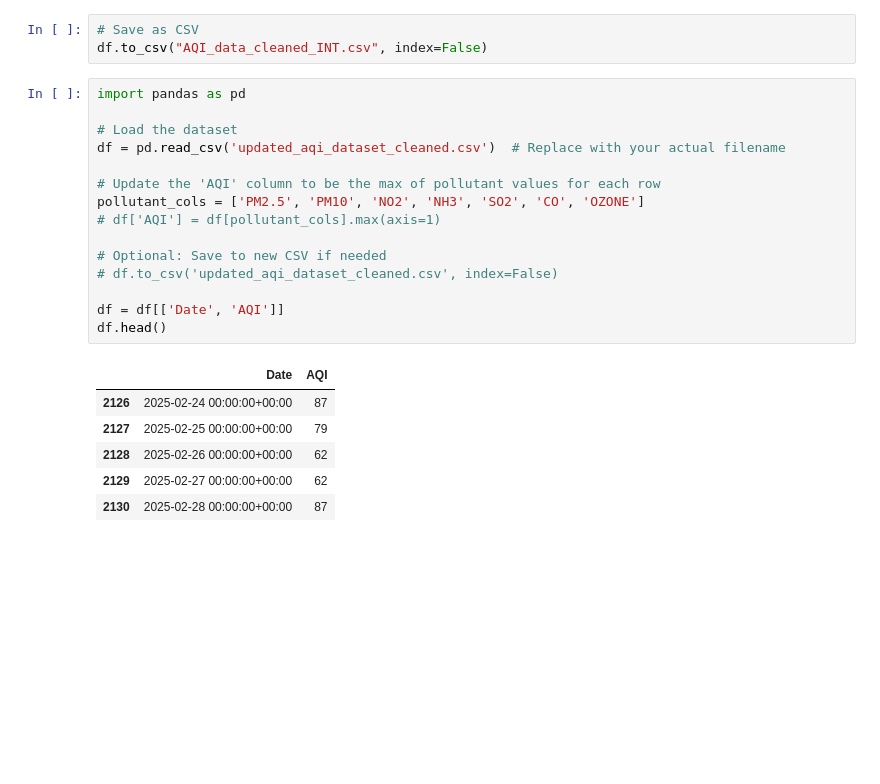
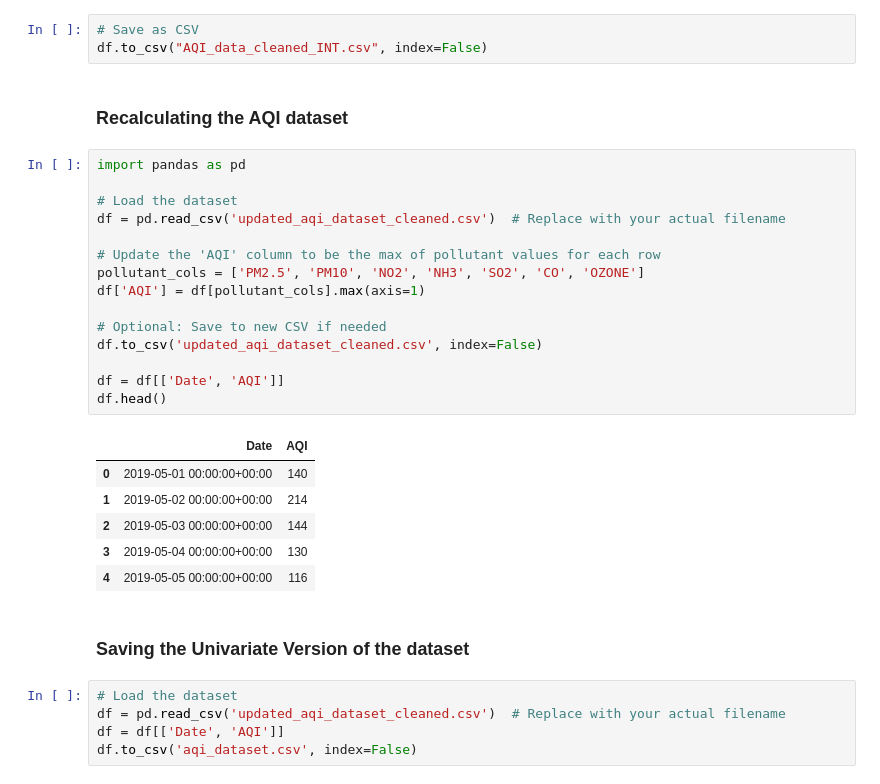
Before and after one commit to Krishil-Jayswal/AQI-Predicter, a Jupyter notebook: 2. JSON to CSV/converter.ipynb, the cells around one changed output. Drawn from its saved outputs; the diff is of its cells as text; blank space fills up the shorter version.

Commit message:
Version 1 Completed

```diff
--- a/2. JSON to CSV/converter.ipynb
+++ b/2. JSON to CSV/converter.ipynb
@@ -135,25 +133,34 @@ dtype: object
 # %%
 # Save as CSV
 df.to_csv("AQI_data_cleaned_INT.csv", index=False)
+# %% [markdown]
+### Recalculating the AQI dataset
 # %%
 import pandas as pd
 
 # Load the dataset
 df = pd.read_csv('updated_aqi_dataset_cleaned.csv')  # Replace with your actual filename
 
 # Update the 'AQI' column to be the max of pollutant values for each row
 pollutant_cols = ['PM2.5', 'PM10', 'NO2', 'NH3', 'SO2', 'CO', 'OZONE']
-# df['AQI'] = df[pollutant_cols].max(axis=1)
+df['AQI'] = df[pollutant_cols].max(axis=1)
 
 # Optional: Save to new CSV if needed
-# df.to_csv('updated_aqi_dataset_cleaned.csv', index=False)
+df.to_csv('updated_aqi_dataset_cleaned.csv', index=False)
 
 df = df[['Date', 'AQI']]
 df.head()
 # %% [output]
 |  | Date | AQI |
-| 2126 | 2025-02-24 00:00:00+00:00 | 87 |
-| 2127 | 2025-02-25 00:00:00+00:00 | 79 |
-| 2128 | 2025-02-26 00:00:00+00:00 | 62 |
-| 2129 | 2025-02-27 00:00:00+00:00 | 62 |
-| 2130 | 2025-02-28 00:00:00+00:00 | 87 |
+| 0 | 2019-05-01 00:00:00+00:00 | 140 |
+| 1 | 2019-05-02 00:00:00+00:00 | 214 |
+| 2 | 2019-05-03 00:00:00+00:00 | 144 |
+| 3 | 2019-05-04 00:00:00+00:00 | 130 |
+| 4 | 2019-05-05 00:00:00+00:00 | 116 |
+# %% [markdown]
+### Saving the Univariate Version of the dataset
+# %%
+# Load the dataset
+df = pd.read_csv('updated_aqi_dataset_cleaned.csv')  # Replace with your actual filename
+df = df[['Date', 'AQI']]
+df.to_csv('aqi_dataset.csv', index=False)
```
Also changed, not shown: parts of 1 cell of this notebook, 2 other files.
